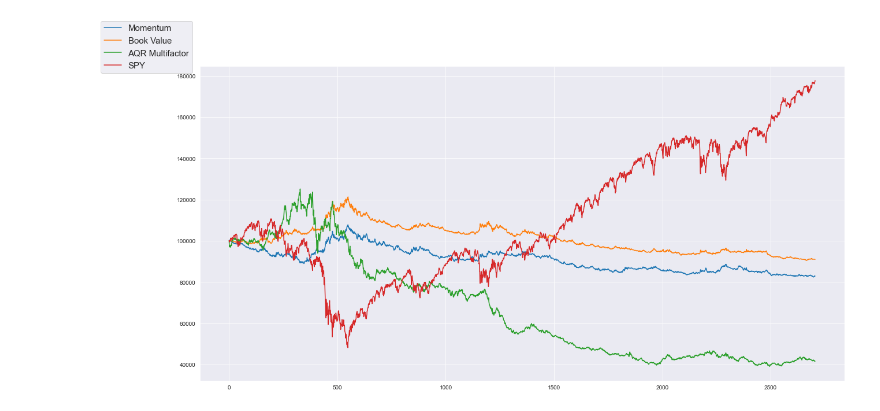
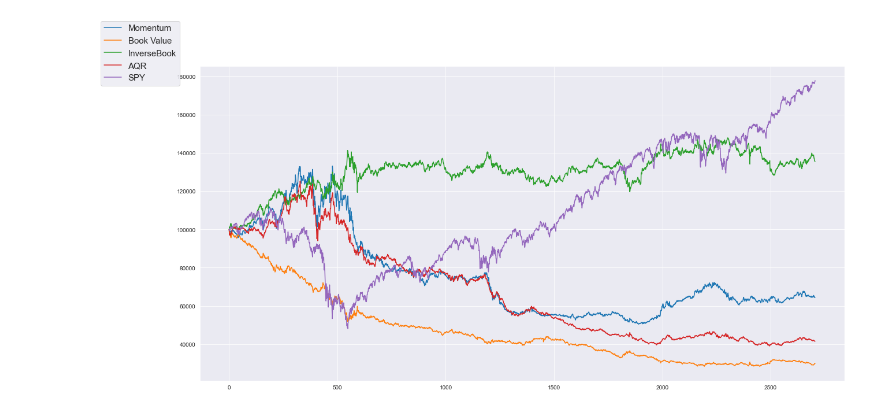
Before and after one commit to Marblez/HMM_Trading, a Jupyter notebook: models.ipynb, the cells around one changed output. Cells and saved outputs as stored; diff of their text form; code cells hidden in the pictures.

```diff
--- a/models.ipynb
+++ b/models.ipynb
@@ -7,7 +7,7 @@ import seaborn as sns
 from hmmlearn import hmm
 # %%
 # (1) All factor models take the top 300 liquid stocks and rank them by the factor
-# (2) Windsorize top top 10 and bottom 10 stocks
+# (2) Windsorize top top 10 and bottom 10 stocks (for singular factor models)
 # (3) Long/Short 50 stocks each
 # Book Value -> Book value per share to identify value stocks as a factor for alpha
 # Momentum -> Use 1 month returns as factor for alpha
@@ -18,10 +18,12 @@ spy = pd.read_csv('data/SPY_ADV.csv').drop("Unnamed: 0", axis=1).drop(range(2706
 bookvalue = pd.read_csv('data/BookValue.csv')
 momentum = pd.read_csv('data/Momentum.csv')
 aqr = pd.read_csv('data/AQR.csv')
+inverse_bookvalue = pd.read_csv('data/Inverse_BookValue.csv')
 # %%
-df = momentum.drop(momentum.columns[[2, 3, 4, 5]], axis=1)
-df = df.rename(columns={'Returns': 'Momentum'})
+df = momentum.drop(momentum.columns[[2, 3, 4]], axis=1)
+df = df.rename(columns={'Return': 'Momentum'})
 df['BookValue'] = bookvalue.iloc[:,1]
+df['InverseBook'] = inverse_bookvalue.iloc[:,2]
 df['AQR'] = aqr.iloc[:,1]
 length = df.shape[0]
 # %%
@@ -53,9 +64,9 @@ plt.show()
 # %%
 returns = df.copy()
 returns['SPY'] = spy.iloc[:,9]
-for i in range(1, 5):
+for i in range(1, 6):
     returns.iloc[0, i] = 100000
 
 for i in range(1, returns.shape[0]):
-    for j in range(1, 5):
+    for j in range(1, 6):
         returns.iloc[i, j] = returns.iloc[i-1, j] * (100 + returns.iloc[i,j])/100
@@ -62,11 +89,12 @@ for i in range(1, returns.shape[0]):
 # %%
 sns.set_style("darkgrid")
 plot = plt.figure(figsize=(20,10))
 plt.plot(returns.iloc[:,1], label="Momentum",)
 plt.plot(returns.iloc[:,2], label="Book Value",)
-plt.plot(returns.iloc[:,3], label="AQR Multifactor",)
-plt.plot(returns.iloc[:,4], label="SPY",)
+plt.plot(returns.iloc[:,3], label="InverseBook",)
+plt.plot(returns.iloc[:,4], label="AQR",)
+plt.plot(returns.iloc[:,5], label="SPY",)
 plot.legend(loc=2, prop={'size': 15})
 plt.show()
 # %% [output]
-[figure, old version]
+[figure, new version]
```
Also changed, not shown: parts of 3 cells of this notebook, 19 other files.
